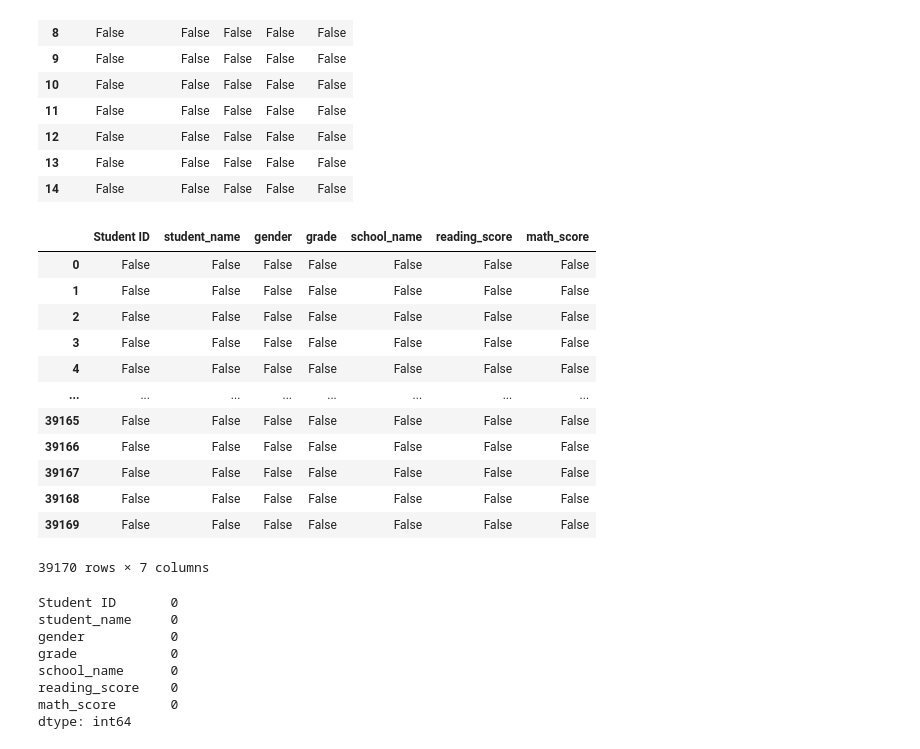
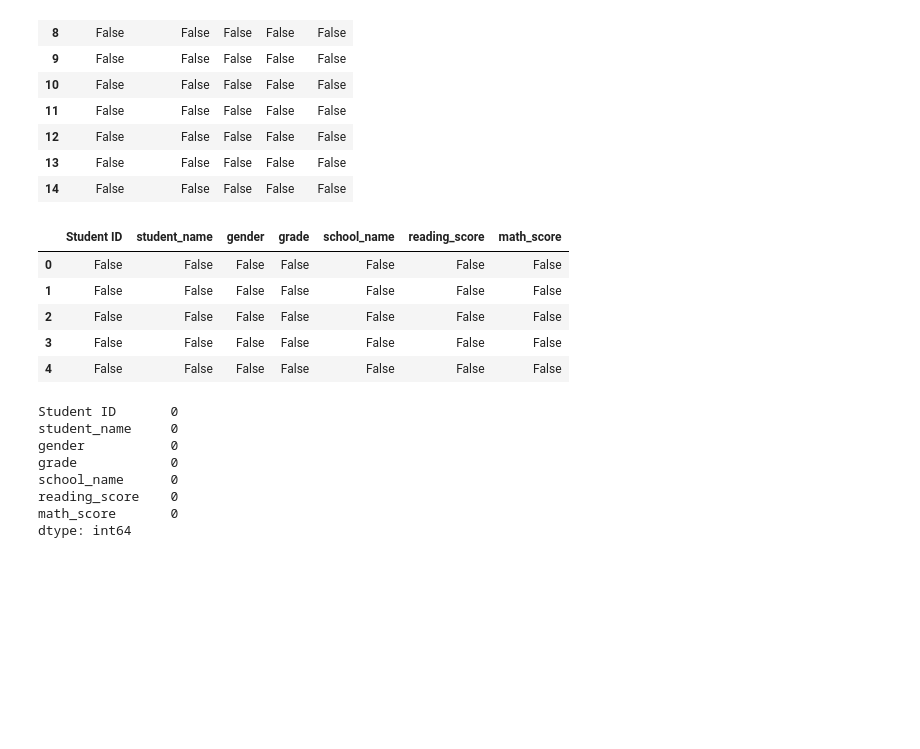
Before and after one commit to simazarei/School_District_Analysis, a Jupyter notebook: PyCitySchools.ipynb, the cells around one changed output. Saved outputs shown, nothing was run; the diff lists cells and outputs as text; code cells hidden in the pictures; blank space fills up the shorter version.

```diff
--- a/PyCitySchools.ipynb
+++ b/PyCitySchools.ipynb
@@ -81,21 +81,14 @@ school_data_df.isnull()
 | 14 | False | False | False | False | False |
 # %%
 # Determine if there are any missing values in the student data.
-student_data_df.isnull()
+student_data_df.isnull().head()
 # %% [output]
 |  | Student ID | student_name | gender | grade | school_name | reading_score | math_score |
 | 0 | False | False | False | False | False | False | False |
 | 1 | False | False | False | False | False | False | False |
 | 2 | False | False | False | False | False | False | False |
 | 3 | False | False | False | False | False | False | False |
 | 4 | False | False | False | False | False | False | False |
-| ... | ... | ... | ... | ... | ... | ... | ... |
-| 39165 | False | False | False | False | False | False | False |
-| 39166 | False | False | False | False | False | False | False |
-| 39167 | False | False | False | False | False | False | False |
-| 39168 | False | False | False | False | False | False | False |
-| 39169 | False | False | False | False | False | False | False |
-39170 rows × 7 columns
 # %%
 # Determine if there are any missing values in the student data.
 student_data_df.isnull().sum()
```
Also changed, not shown: parts of 28 cells of this notebook, 2 other files.
